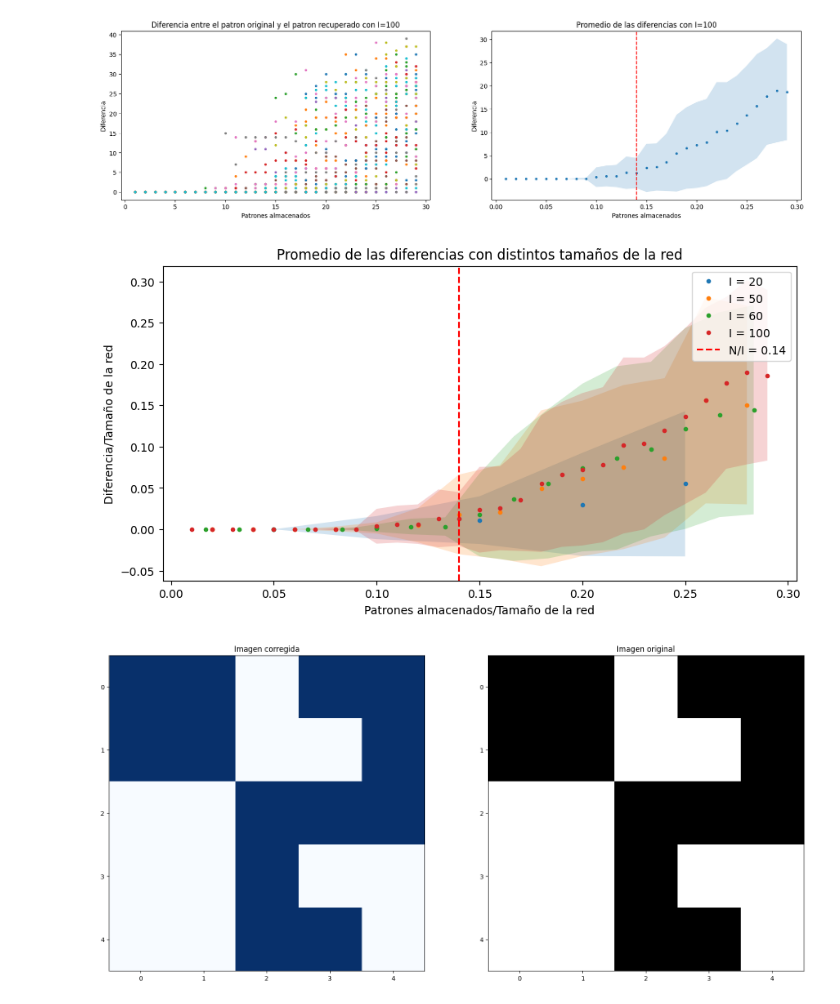
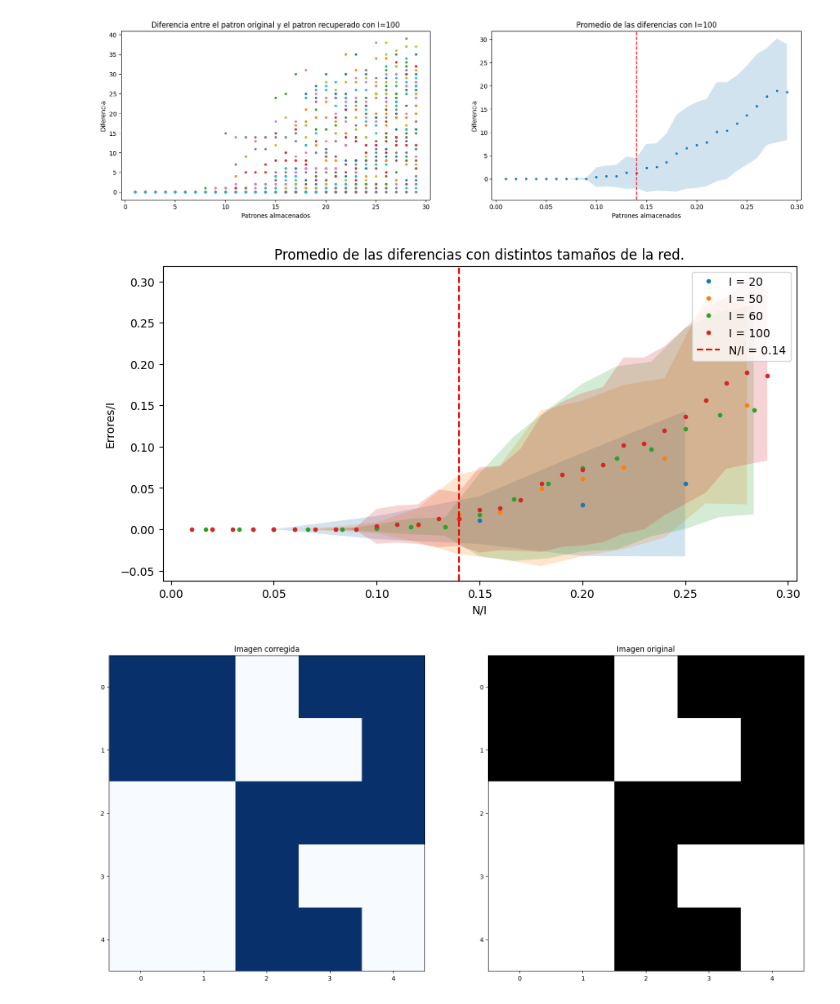
Before and after one commit to FullFran/Optimization-Algorithms, a Jupyter notebook: 4 Clasificación de eventos y detección de fallos/capacidad_red.ipynb, the cells around one changed output. Saved outputs shown, nothing was run; the diff lists cells and outputs as text; code cells hidden in the pictures.

```diff
--- a/4 Clasificación de eventos y detección de fallos/capacidad_red.ipynb
+++ b/4 Clasificación de eventos y detección de fallos/capacidad_red.ipynb
@@ -106,19 +106,19 @@ for i in I:
 # %%
 plt.figure(figsize=(10, 5))
 for x, d, i in zip(x_fases, d_fases, I):
     plt.plot(x, np.mean(d, axis=0)/i,'.', label = f'I = {i}')
     # banda de error
     plt.fill_between(x, (np.mean(d, axis=0)-np.std(d, axis=0))/i, (np.mean(d, axis=0)+np.std(d, axis=0))/i, alpha=0.2)
 # barra vertical
 plt.axvline(x=0.14, color='red', linestyle='--', label = 'N/I = 0.14')
 
-plt.title(f'Promedio de las diferencias con distintos tamaños de la red')
-plt.ylabel('Diferencia/Tamaño de la red')
-plt.xlabel('Patrones almacenados/Tamaño de la red')
+plt.title(f'Promedio de las diferencias con distintos tamaños de la red.')
+plt.ylabel('Errores/I')
+plt.xlabel('N/I')
 plt.legend()
 plt.show()
 # %% [output]
-[figure, old version]
+[figure, new version]
 # %%
 # Vemos gráficamente la diferencia entre el patron original y el patron recuperado
 patrones = []
```
Also changed, not shown: 1 other file.
